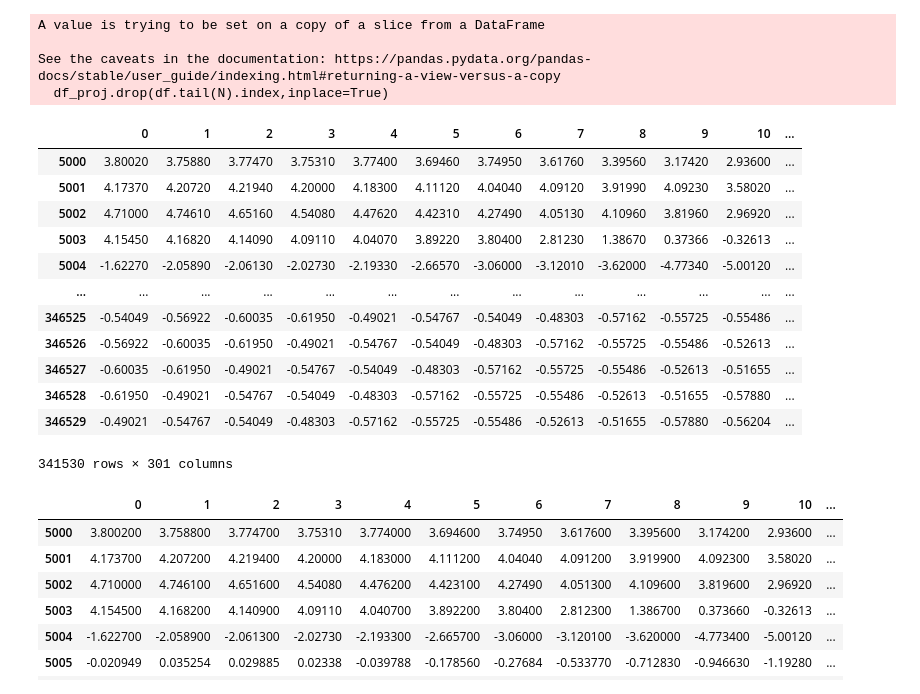
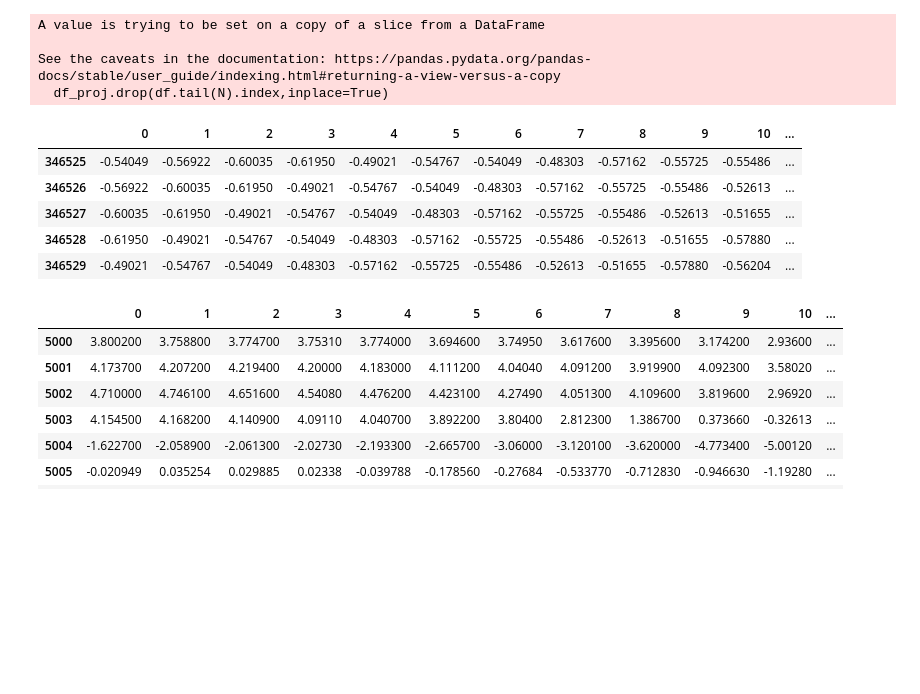
Before and after one commit to Dekkerz/mocap, a Jupyter notebook: Split_data.ipynb, the cells around one changed output. Saved outputs shown, nothing was run; the diff lists cells and outputs as text; code cells hidden in the pictures; blank space fills up the shorter version.

```diff
--- a/Split_data.ipynb
+++ b/Split_data.ipynb
@@ -150,21 +155,14 @@ A value is trying to be set on a copy of a slice from a DataFrame
 See the caveats in the documentation: https://pandas.pydata.org/pandas-docs/stable/user_guide/indexing.html#returning-a-view-versus-a-copy
   df_proj.drop(df.tail(N).index,inplace=True)
 # %%
-df_proj
+df_proj.tail(5)
 # %% [output]
 |  | 0 | 1 | 2 | 3 | 4 | 5 | 6 | 7 | 8 | 9 | 10 | ... |
-| 5000 | 3.80020 | 3.75880 | 3.77470 | 3.75310 | 3.77400 | 3.69460 | 3.74950 | 3.61760 | 3.39560 | 3.17420 | 2.93600 | ... |
-| 5001 | 4.17370 | 4.20720 | 4.21940 | 4.20000 | 4.18300 | 4.11120 | 4.04040 | 4.09120 | 3.91990 | 4.09230 | 3.58020 | ... |
-| 5002 | 4.71000 | 4.74610 | 4.65160 | 4.54080 | 4.47620 | 4.42310 | 4.27490 | 4.05130 | 4.10960 | 3.81960 | 2.96920 | ... |
-| 5003 | 4.15450 | 4.16820 | 4.14090 | 4.09110 | 4.04070 | 3.89220 | 3.80400 | 2.81230 | 1.38670 | 0.37366 | -0.32613 | ... |
-| 5004 | -1.62270 | -2.05890 | -2.06130 | -2.02730 | -2.19330 | -2.66570 | -3.06000 | -3.12010 | -3.62000 | -4.77340 | -5.00120 | ... |
-| ... | ... | ... | ... | ... | ... | ... | ... | ... | ... | ... | ... | ... |
 | 346525 | -0.54049 | -0.56922 | -0.60035 | -0.61950 | -0.49021 | -0.54767 | -0.54049 | -0.48303 | -0.57162 | -0.55725 | -0.55486 | ... |
 | 346526 | -0.56922 | -0.60035 | -0.61950 | -0.49021 | -0.54767 | -0.54049 | -0.48303 | -0.57162 | -0.55725 | -0.55486 | -0.52613 | ... |
 | 346527 | -0.60035 | -0.61950 | -0.49021 | -0.54767 | -0.54049 | -0.48303 | -0.57162 | -0.55725 | -0.55486 | -0.52613 | -0.51655 | ... |
 | 346528 | -0.61950 | -0.49021 | -0.54767 | -0.54049 | -0.48303 | -0.57162 | -0.55725 | -0.55486 | -0.52613 | -0.51655 | -0.57880 | ... |
 | 346529 | -0.49021 | -0.54767 | -0.54049 | -0.48303 | -0.57162 | -0.55725 | -0.55486 | -0.52613 | -0.51655 | -0.57880 | -0.56204 | ... |
-341530 rows × 301 columns
 # %%
 df_proj.head(10)
 # %% [output]
```
Also changed, not shown: parts of 7 cells of this notebook.
